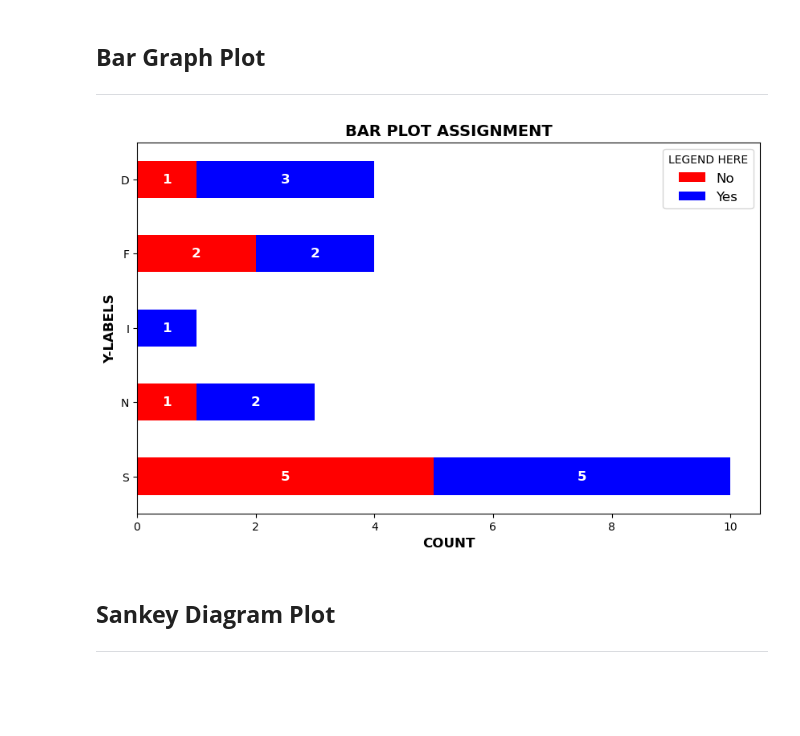
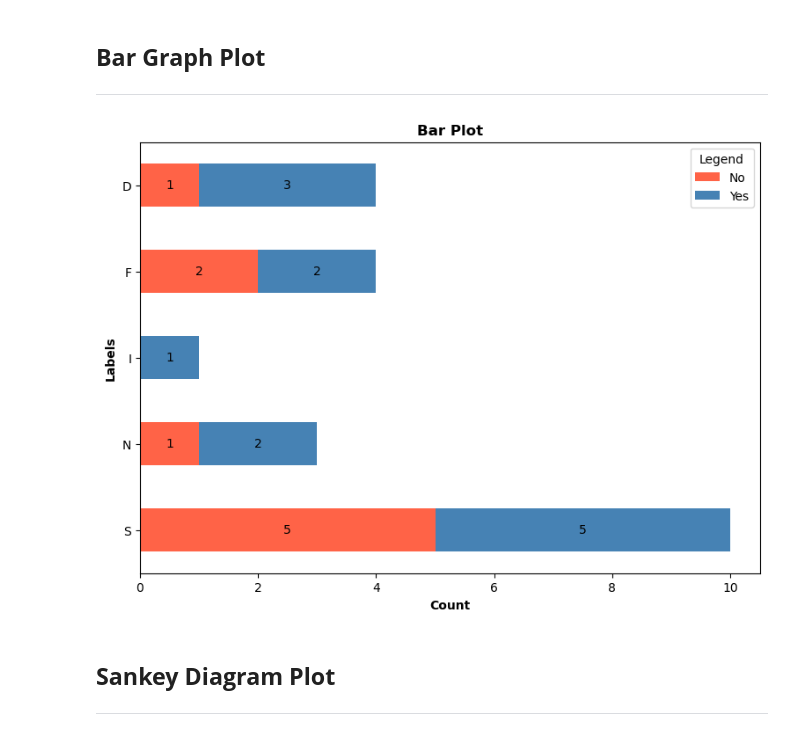
Before and after one commit to hsznzz/PLOTS, a Jupyter notebook: A2_Data_Analytics.ipynb, the cells around one changed output. Cells and saved outputs as stored; diff of their text form; code cells hidden in the pictures; blank space fills up the shorter version.

```diff
--- a/A2_Data_Analytics.ipynb
+++ b/A2_Data_Analytics.ipynb
@@ -18,39 +18,27 @@ import plotly.graph_objects as go
 ## **Bar Graph Plot**
 <hr>
 # %%
-# Load the CSV file
 bar_df = pd.read_csv("bar_assignment.csv")
+bar_counts = bar_df.groupby(['LABEL', 'COUNT']).size().unstack(fill_value=0)
+bar_counts = bar_counts.rename(columns={0: 'No', 1: 'Yes'}).sort_index(ascending=False)
+bar_counts = bar_counts[['No', 'Yes']]
 
-# Transform 1 into "Yes" and 0 into "No"
-bar_df["COUNT"] = bar_df["COUNT"].map({1: "Yes", 0: "No"})
+fig = plt.figure(figsize=(20, 14))
+gs = GridSpec(2, 2, figure=fig)
+ax1 = fig.add_subplot(gs[0, 0])
+bars = bar_counts.plot(kind='barh', stacked=True, ax=ax1, color=['#FF6347', '#4682B4'])
 
-# Pivot the data to get a stacked structure
-bar_counts = bar_df.groupby(["LABEL", "COUNT"]).size().unstack(fill_value=0)
+for container in bars.containers:
+    labels = [int(v) if v > 0 else '' for v in container.datavalues]
+    bars.bar_label(container, labels=labels, label_type='center')
 
-# Sort labels for consistency
-bar_counts = bar_counts.sort_index(ascending=False)
-
-# Define colors
-colors = ["red", "blue"]
-
-# Create horizontal stacked bar chart
-fig, ax = plt.subplots(figsize=(10, 6))
-bar_counts.plot(kind="barh", stacked=True, ax=ax, color=colors)
-
-# Add labels to bars
-for container in ax.containers:
-    labels = [int(v) if v > 0 else "" for v in container.datavalues]
-    ax.bar_label(container, labels=labels, label_type="center", fontsize=12, color="white", fontweight="bold")
-
-ax.set_title("BAR PLOT ASSIGNMENT", fontsize=14, fontweight="bold")
-ax.set_xlabel("COUNT", fontsize=12, fontweight="bold")
-ax.set_ylabel("Y-LABELS", fontsize=12, fontweight="bold")
-ax.legend(title="LEGEND HERE", labels=["No", "Yes"], loc="upper right", fontsize=12)
-
-# Display the plot
+ax1.set_title('Bar Plot', fontweight='bold')
+ax1.set_xlabel('Count', fontweight='bold')
+ax1.set_ylabel('Labels', fontweight='bold')
+ax1.legend(title='Legend', labels=['No', 'Yes'])
 plt.show()
 # %% [output]
-[figure, old version]
+[figure, new version]
 # %% [markdown]
 ## **Sankey Diagram Plot**
 <hr>
```
Also changed, not shown: parts of 4 cells of this notebook.
